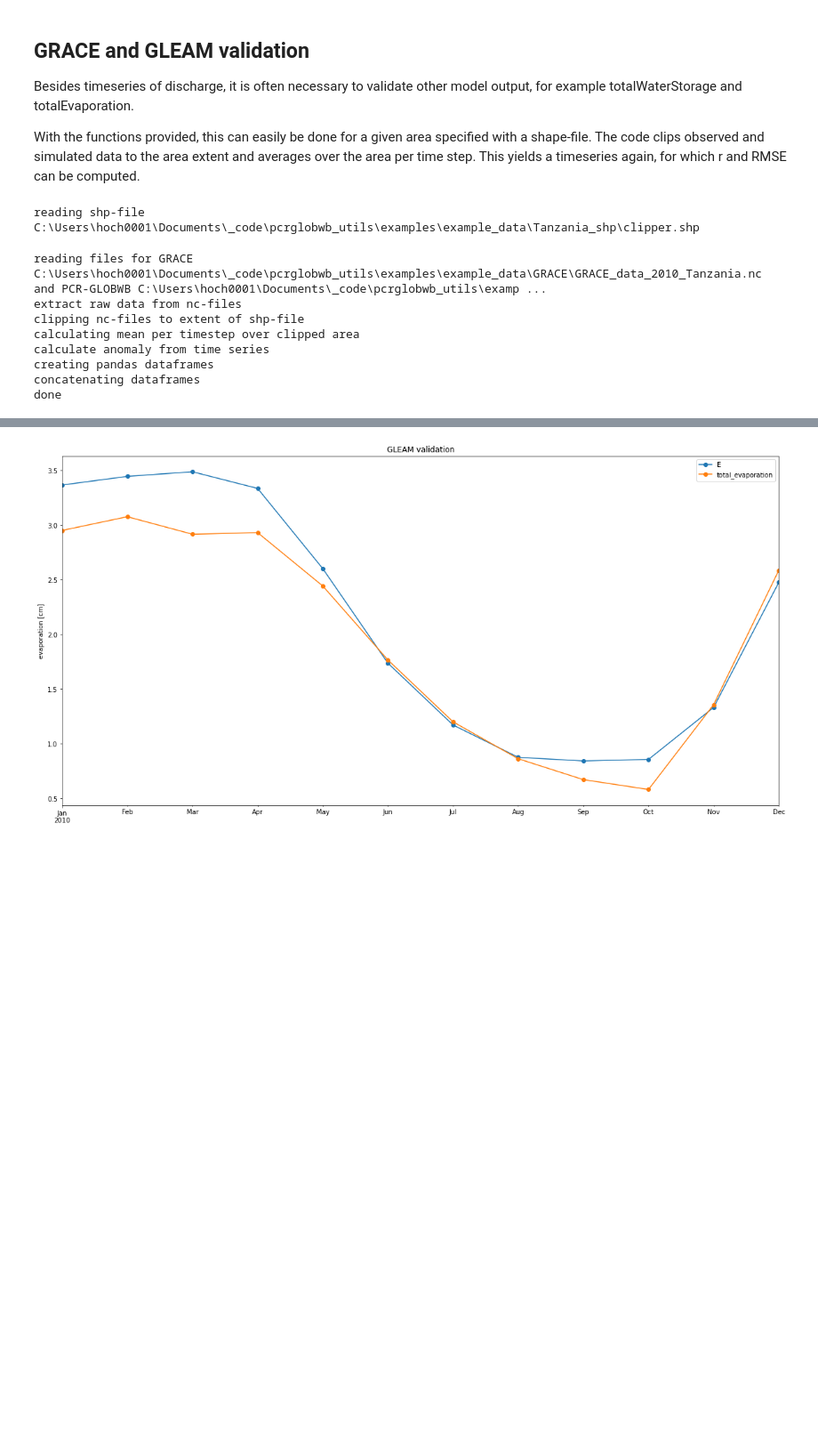
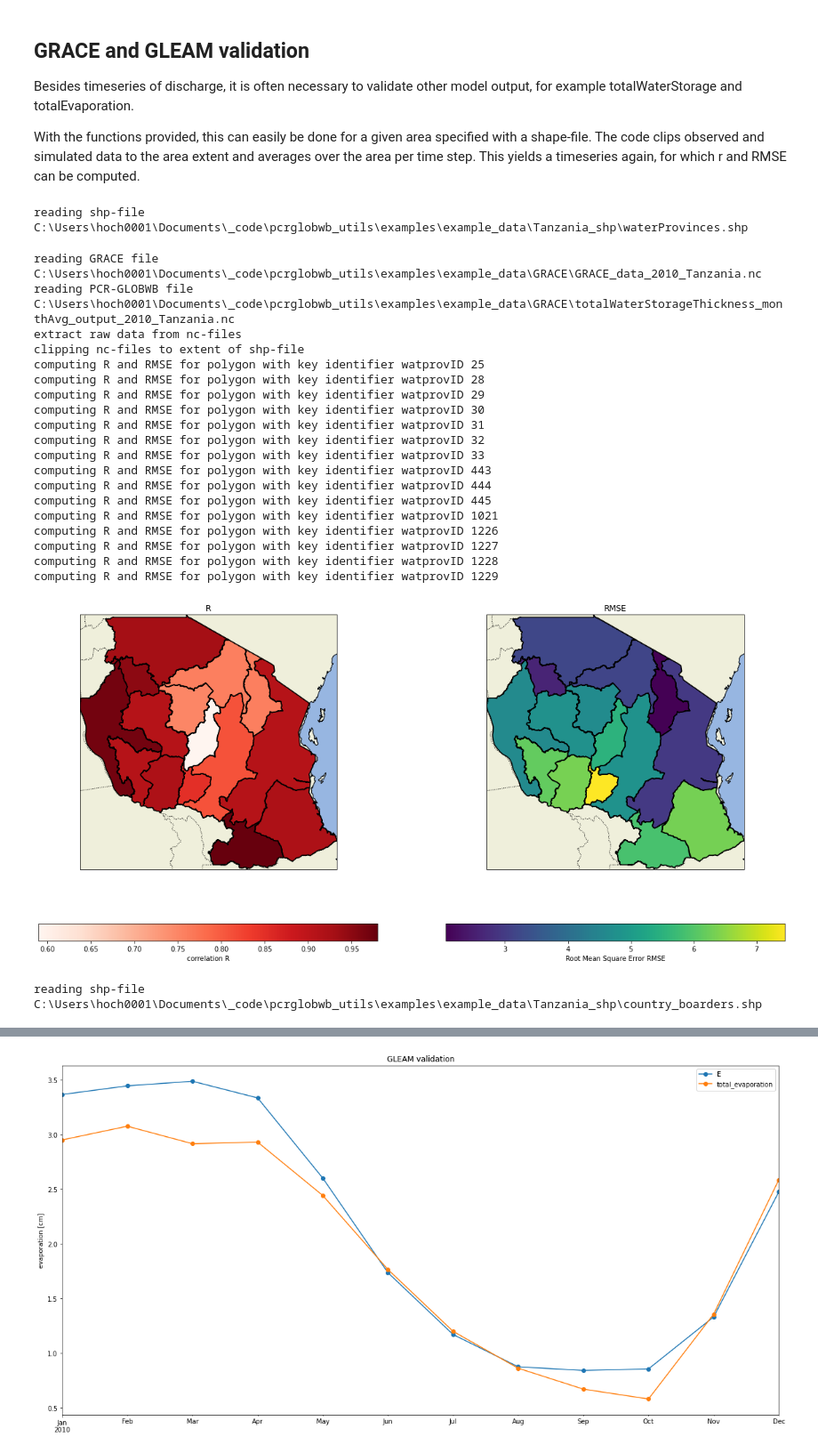
Before and after one commit to JannisHoch/pcrglobwb_utils, a Jupyter notebook: examples/example.ipynb, the cells around one changed output, grey strips where cells are left out. Shown at 89% size. Drawn from its saved outputs; the diff is of its cells as text; code cells hidden in the pictures; blank space fills up the shorter version.

```diff
--- a/examples/example.ipynb
+++ b/examples/example.ipynb
@@ -302,18 +304,37 @@ Besides timeseries of discharge, it is often necessary to validate other model o
 
 With the functions provided, this can easily be done for a given area specified with a shape-file. The code clips observed and simulated data to the area extent and averages over the area per time step. This yields a timeseries again, for which r and RMSE can be computed.
 # %%
-shp_val = pcrglobwb_utils.spatial_validation.validate_per_shape(shp_fo='example_data/Tanzania_shp/clipper.shp')
+TZA_waterProvinces = pcrglobwb_utils.spatial_validation.validate_per_shape(shp_fo='example_data/Tanzania_shp/waterProvinces.shp',
+                                                                           shp_key='watprovID')
 # %% [output]
-reading shp-file C:\Users\hoch0001\Documents\_code\pcrglobwb_utils\examples\example_data\Tanzania_shp\clipper.shp
+reading shp-file C:\Users\hoch0001\Documents\_code\pcrglobwb_utils\examples\example_data\Tanzania_shp\waterProvinces.shp
 # %%
-val, df = shp_val.against_GRACE(PCR_nc_fo='example_data/GRACE/totalWaterStorageThickness_monthAvg_output_2010_Tanzania.nc',
-                                GRACE_nc_fo='example_data/GRACE/GRACE_data_2010_Tanzania.nc')
+watprov_gdf = TZA_waterProvinces.against_GRACE(PCR_nc_fo='example_data/GRACE/totalWaterStorageThickness_monthAvg_output_2010_Tanzania.nc',
+                                               GRACE_nc_fo='example_data/GRACE/GRACE_data_2010_Tanzania.nc',
+                                               plot=True)
 # %% [output]
-reading files for GRACE C:\Users\hoch0001\Documents\_code\pcrglobwb_utils\examples\example_data\GRACE\GRACE_data_2010_Tanzania.nc and PCR-GLOBWB C:\Users\hoch0001\Documents\_code\pcrglobwb_utils\examp ...
+reading GRACE file C:\Users\hoch0001\Documents\_code\pcrglobwb_utils\examples\example_data\GRACE\GRACE_data_2010_Tanzania.nc
+reading PCR-GLOBWB file C:\Users\hoch0001\Documents\_code\pcrglobwb_utils\examples\example_data\GRACE\totalWaterStorageThickness_monthAvg_output_2010_Tanzania.nc
 extract raw data from nc-files
 clipping nc-files to extent of shp-file
-calculating mean per timestep over clipped area
-calculate anomaly from time series
-creating pandas dataframes
-concatenating dataframes
-done
+computing R and RMSE for polygon with key identifier watprovID 25
+computing R and RMSE for polygon with key identifier watprovID 28
+computing R and RMSE for polygon with key identifier watprovID 29
+computing R and RMSE for polygon with key identifier watprovID 30
+computing R and RMSE for polygon with key identifier watprovID 31
+computing R and RMSE for polygon with key identifier watprovID 32
+computing R and RMSE for polygon with key identifier watprovID 33
+computing R and RMSE for polygon with key identifier watprovID 443
+computing R and RMSE for polygon with key identifier watprovID 444
+computing R and RMSE for polygon with key identifier watprovID 445
+computing R and RMSE for polygon with key identifier watprovID 1021
+computing R and RMSE for polygon with key identifier watprovID 1226
+computing R and RMSE for polygon with key identifier watprovID 1227
+computing R and RMSE for polygon with key identifier watprovID 1228
+computing R and RMSE for polygon with key identifier watprovID 1229
+[figure, added]
+# %%
+TNZ = pcrglobwb_utils.spatial_validation.validate_per_shape(shp_fo='example_data/Tanzania_shp/country_boarders.shp',
+                                                            shp_key=None)
+# %% [output]
+reading shp-file C:\Users\hoch0001\Documents\_code\pcrglobwb_utils\examples\example_data\Tanzania_shp\country_boarders.shp
```
Also changed, not shown: parts of 34 cells of this notebook.
